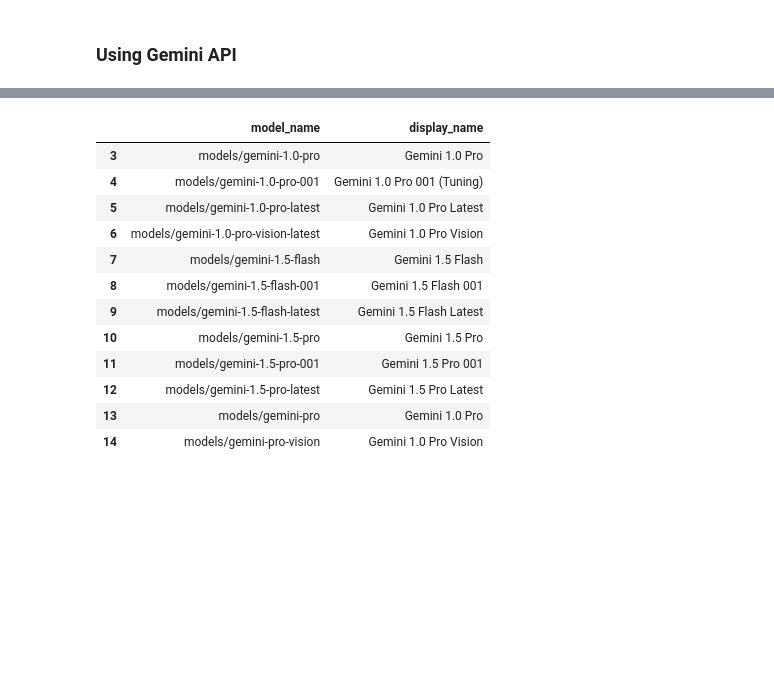
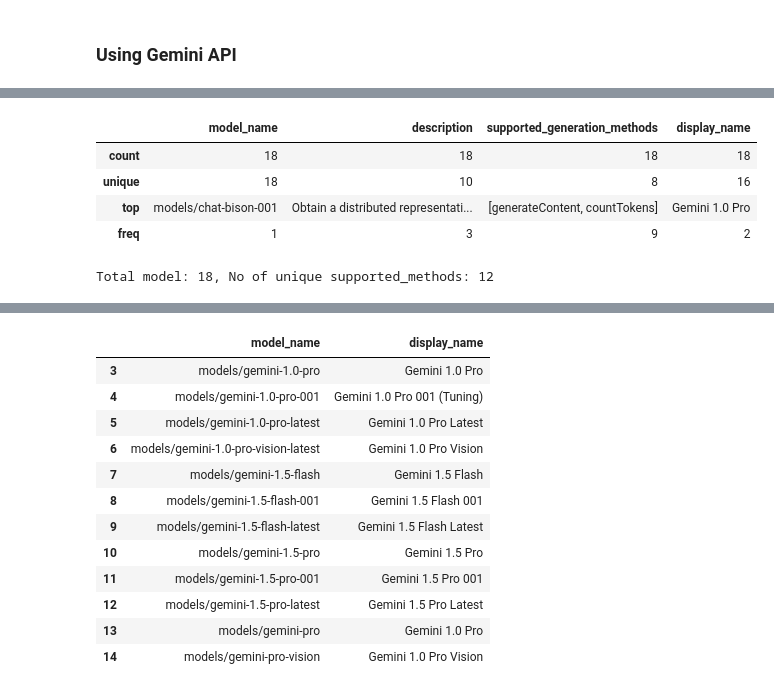
Before and after one commit to anishchapagain/OpenLLM, a Jupyter notebook: Langchain_gemini.ipynb, the cells around one changed output, grey strips where cells are left out. Drawn from its saved outputs; the diff is of its cells as text; code cells hidden in the pictures; blank space fills up the shorter version.

```diff
--- a/Langchain_gemini.ipynb
+++ b/Langchain_gemini.ipynb
@@ -66,0 +107,14 @@ df
+# %%
+df.describe()
+# %% [output]
+|  | model_name | description | supported_generation_methods | display_name |
+| count | 18 | 18 | 18 | 18 |
+| unique | 18 | 10 | 8 | 16 |
+| top | models/chat-bison-001 | Obtain a distributed representati... | [generateContent, countTokens] | Gemini 1.0 Pro |
+| freq | 1 | 3 | 9 | 2 |
+# %%
+count_models = df.model_name.count()
+unique_supported_methods = df.supported_generation_methods.explode().nunique()
+print(f"Total model: {count_models}, No of unique supported_methods: {unique_supported_methods}")
+# %% [output]
+Total model: 18, No of unique supported_methods: 12
```
Also changed, not shown: parts of 27 cells of this notebook.
